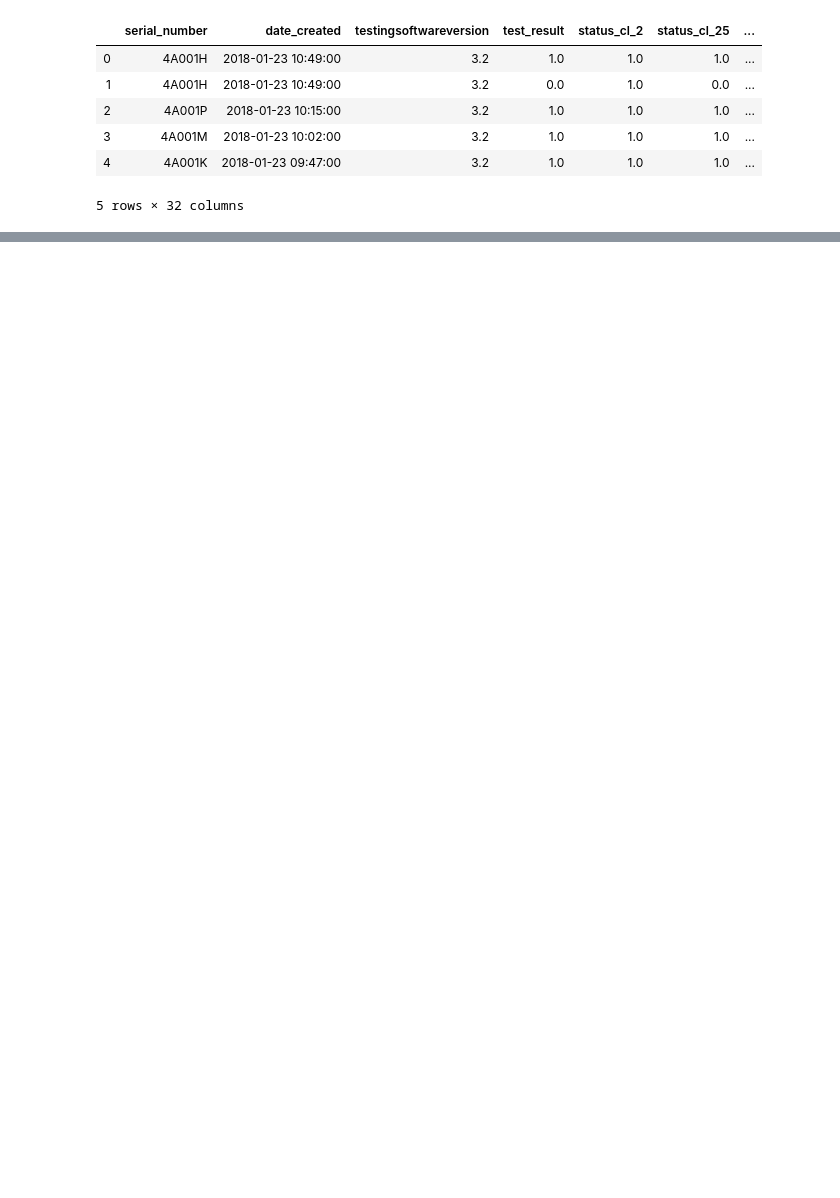
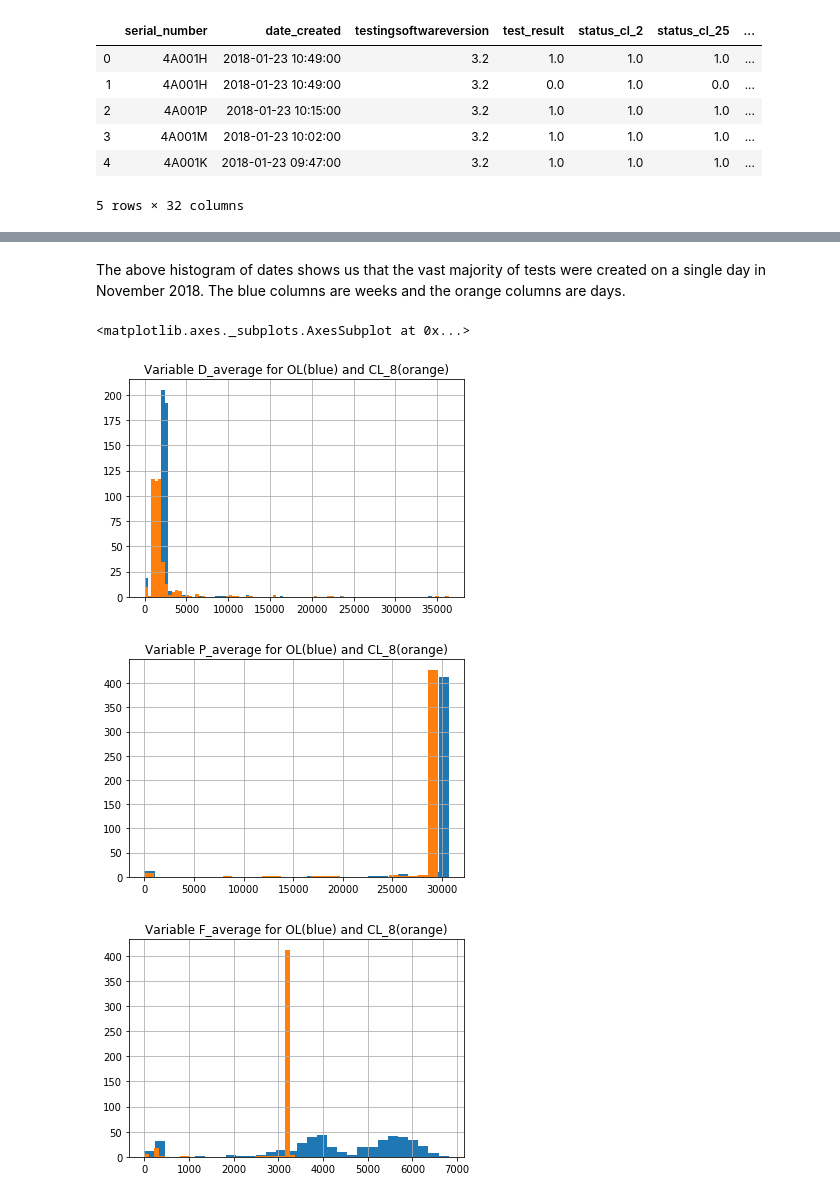
Before and after one commit to kilolux/mfg-data-analysis, a Jupyter notebook: mfg-data-analysis.ipynb, the cells around one changed output, grey strips where cells are left out. Saved outputs shown, nothing was run; the diff lists cells and outputs as text; code cells hidden in the pictures; blank space fills up the shorter version.

```diff
--- a/mfg-data-analysis.ipynb
+++ b/mfg-data-analysis.ipynb
@@ -257,0 +227,22 @@ while i < df.shape[0]:
+# %% [markdown]
+The above histogram of dates shows us that the vast majority of tests were created on a single day in November 2018. The blue columns are weeks and the orange columns are days.
+# %%
+plt.figure(30)
+plt.title("Variable D_average for OL(blue) and CL_8(orange)")
+df["d_avg_ol"].hist(bins=90)
+df["d_avg_cl_8"].hist(bins=90)
+
+plt.figure(40)
+plt.title("Variable P_average for OL(blue) and CL_8(orange)")
+df["p_avg_ol"].hist(bins=30)
+df["p_avg_cl_8"].hist(bins=30)
+
+plt.figure(50)
+plt.title("Variable F_average for OL(blue) and CL_8(orange)")
+df["f_avg_ol"].hist(bins=30)
+df["f_avg_cl_8"].hist(bins=30)
+# %% [output]
+<matplotlib.axes._subplots.AxesSubplot at 0x...>
+[figure, added]
+[figure, added]
+[figure, added]
```
Also changed, not shown: parts of 36 cells of this notebook, 1 other file.
